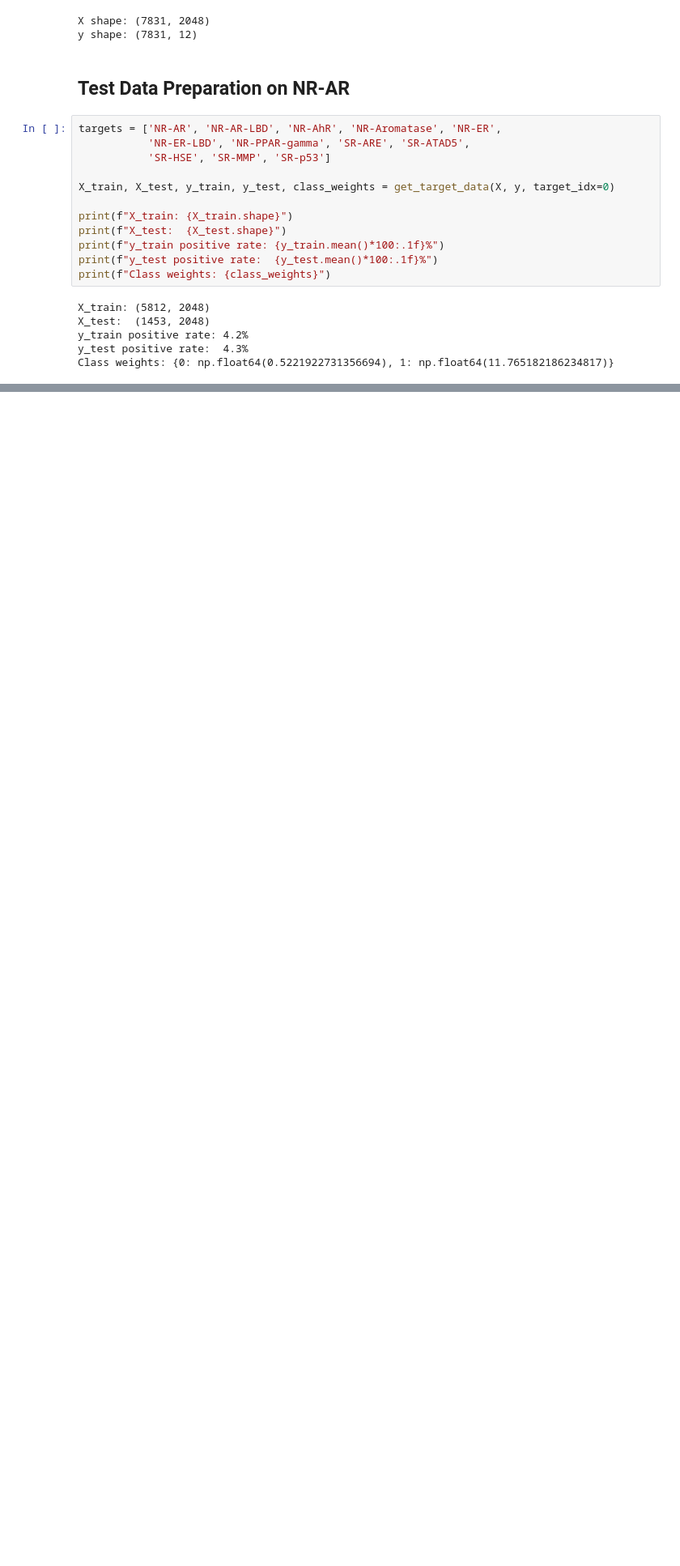
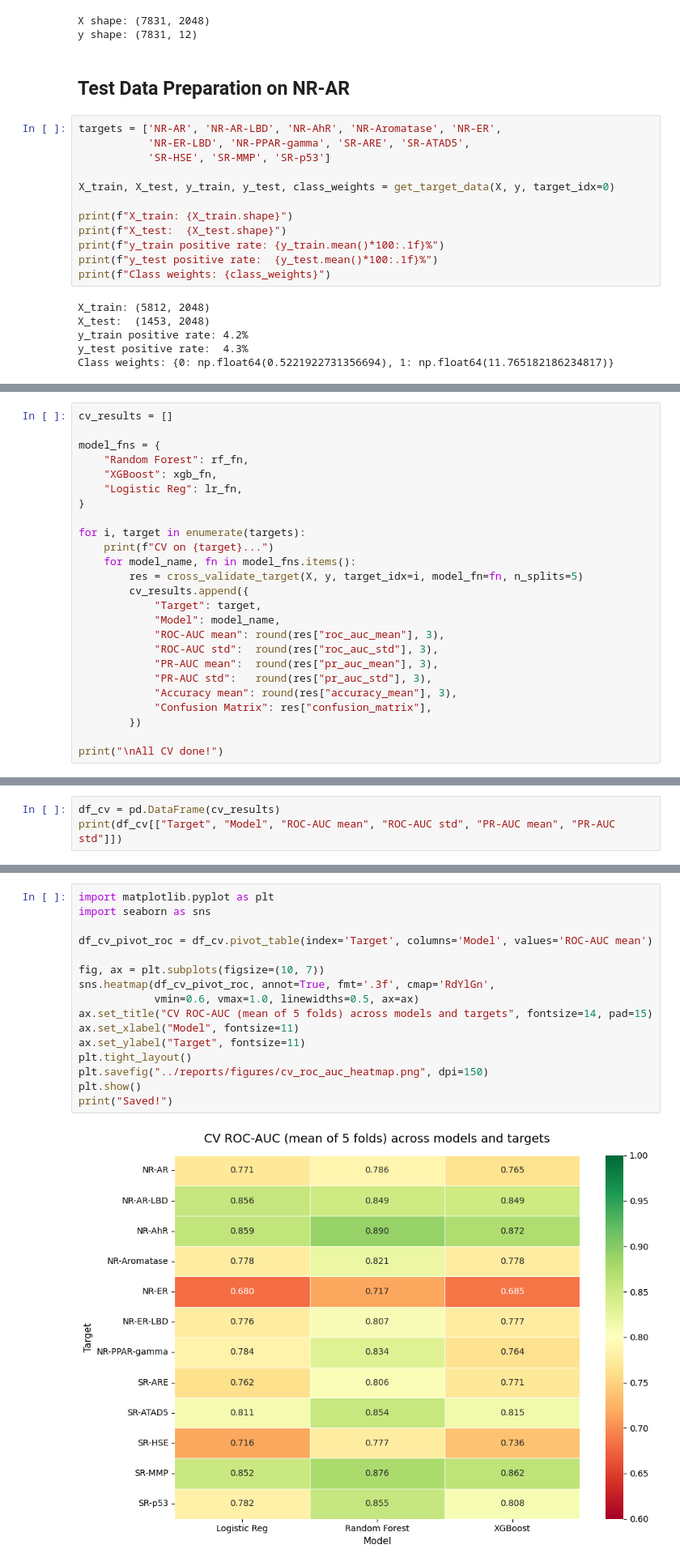
Before and after one commit to MoolChii/Tox21-QSAR, a Jupyter notebook: notebooks/03_modeling.ipynb, the cells around one changed output, grey strips where cells are left out. Shown at 81% size. Drawn from its saved outputs; the diff is of its cells as text; blank space fills up the shorter version.

Commit message:
Tox21 QSAR pipeline: data prep, feature engineering, CV, hyperparameter tuning

```diff
--- a/notebooks/03_modeling.ipynb
+++ b/notebooks/03_modeling.ipynb
@@ -38,0 +117,25 @@ Class weights: {0: np.float64(0.5221922731356694), 1: np.float64(11.765182186234
+# %%
+cv_results = []
+
+model_fns = {
+    "Random Forest": rf_fn,
+    "XGBoost": xgb_fn,
+    "Logistic Reg": lr_fn,
+}
+
+for i, target in enumerate(targets):
+    print(f"CV on {target}...")
+    for model_name, fn in model_fns.items():
+        res = cross_validate_target(X, y, target_idx=i, model_fn=fn, n_splits=5)
+        cv_results.append({
+            "Target": target,
+            "Model": model_name,
+            "ROC-AUC mean": round(res["roc_auc_mean"], 3),
+            "ROC-AUC std":  round(res["roc_auc_std"], 3),
+            "PR-AUC mean":  round(res["pr_auc_mean"], 3),
+            "PR-AUC std":   round(res["pr_auc_std"], 3),
+            "Accuracy mean": round(res["accuracy_mean"], 3),
+            "Confusion Matrix": res["confusion_matrix"],
+        })
+
+print("\nAll CV done!")
@@ -38,0 +159,3 @@ Class weights: {0: np.float64(0.5221922731356694), 1: np.float64(11.765182186234
+# %%
+df_cv = pd.DataFrame(cv_results)
+print(df_cv[["Target", "Model", "ROC-AUC mean", "ROC-AUC std", "PR-AUC mean", "PR-AUC std"]])
@@ -38,0 +189,18 @@ Class weights: {0: np.float64(0.5221922731356694), 1: np.float64(11.765182186234
+# %%
+import matplotlib.pyplot as plt
+import seaborn as sns
+
+df_cv_pivot_roc = df_cv.pivot_table(index='Target', columns='Model', values='ROC-AUC mean')
+
+fig, ax = plt.subplots(figsize=(10, 7))
+sns.heatmap(df_cv_pivot_roc, annot=True, fmt='.3f', cmap='RdYlGn',
+            vmin=0.6, vmax=1.0, linewidths=0.5, ax=ax)
+ax.set_title("CV ROC-AUC (mean of 5 folds) across models and targets", fontsize=14, pad=15)
+ax.set_xlabel("Model", fontsize=11)
+ax.set_ylabel("Target", fontsize=11)
+plt.tight_layout()
+plt.savefig("../reports/figures/cv_roc_auc_heatmap.png", dpi=150)
+plt.show()
+print("Saved!")
+# %% [output]
+[figure, added]
```
Also changed, not shown: parts of 40 cells of this notebook, 2 other files.
